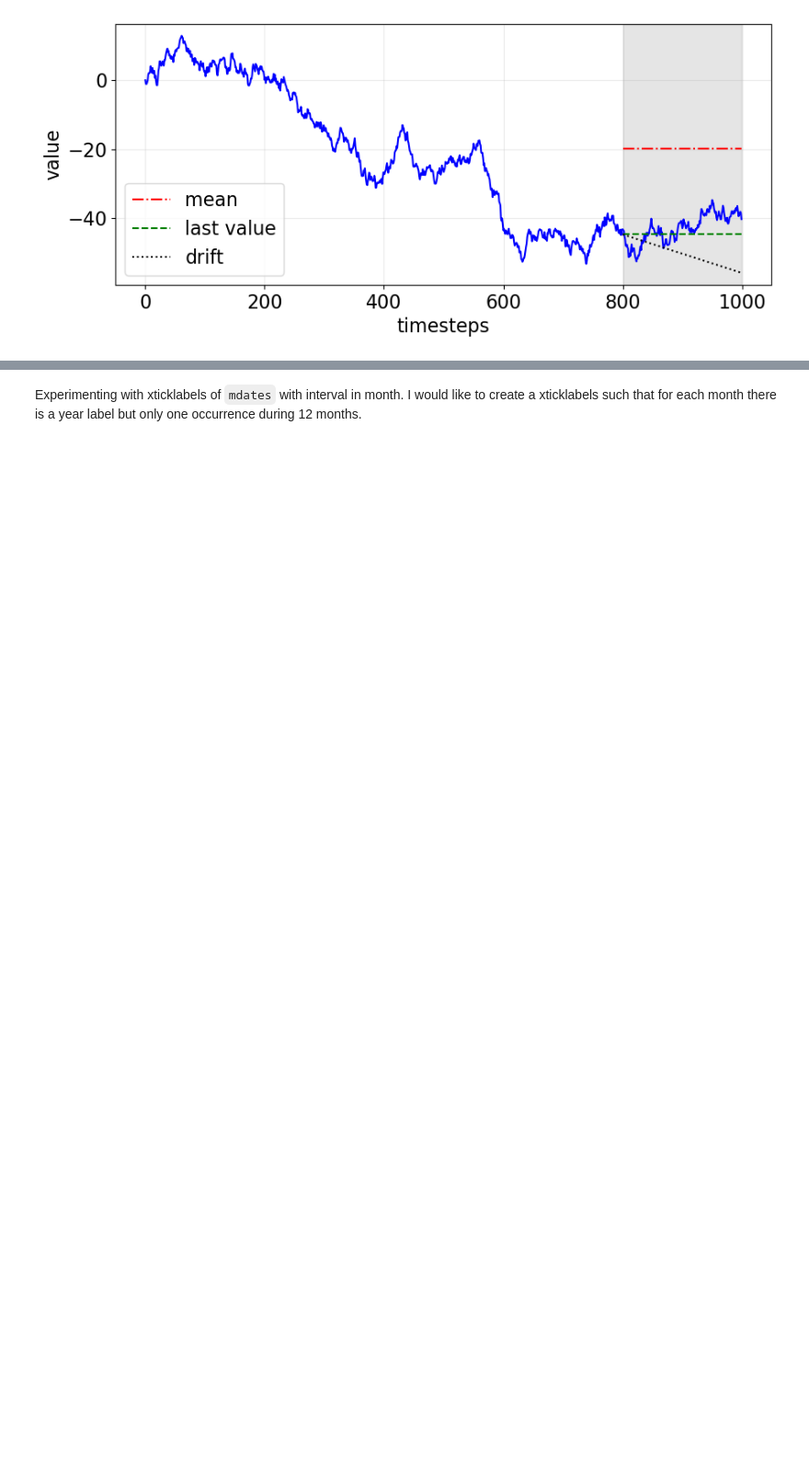
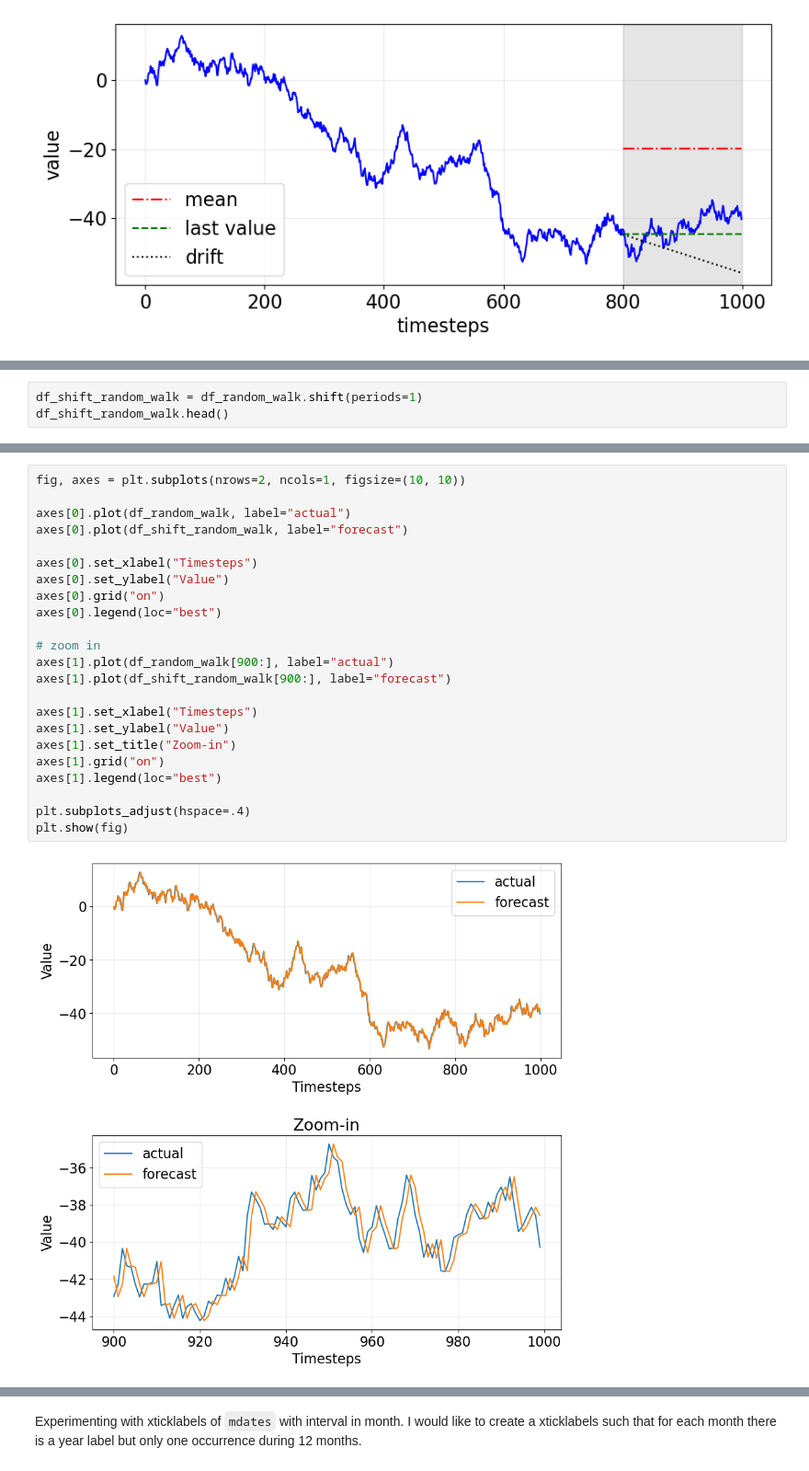
Before and after one commit to LugoBlogger/SI-201-542-forecasting-technique, a Jupyter notebook: week-03.ipynb, the cells around one changed output, grey strips where cells are left out. Shown at 92% size. Drawn from its saved outputs; the diff is of its cells as text; blank space fills up the shorter version.

```diff
--- a/week-03.ipynb
+++ b/week-03.ipynb
@@ -548,0 +586,3 @@ plt.show(fig)
+# %%
+df_shift_random_walk = df_random_walk.shift(periods=1)
+df_shift_random_walk.head()
@@ -548,0 +596,25 @@ plt.show(fig)
+# %%
+fig, axes = plt.subplots(nrows=2, ncols=1, figsize=(10, 10))
+
+axes[0].plot(df_random_walk, label="actual")
+axes[0].plot(df_shift_random_walk, label="forecast")
+
+axes[0].set_xlabel("Timesteps")
+axes[0].set_ylabel("Value")
+axes[0].grid("on")
+axes[0].legend(loc="best")
+
+# zoom in
+axes[1].plot(df_random_walk[900:], label="actual")
+axes[1].plot(df_shift_random_walk[900:], label="forecast")
+
+axes[1].set_xlabel("Timesteps")
+axes[1].set_ylabel("Value")
+axes[1].set_title("Zoom-in")
+axes[1].grid("on")
+axes[1].legend(loc="best")
+
+plt.subplots_adjust(hspace=.4)
+plt.show(fig)
+# %% [output]
+[figure, added]
```
Also changed, not shown: parts of 7 cells of this notebook, 1 other file.
